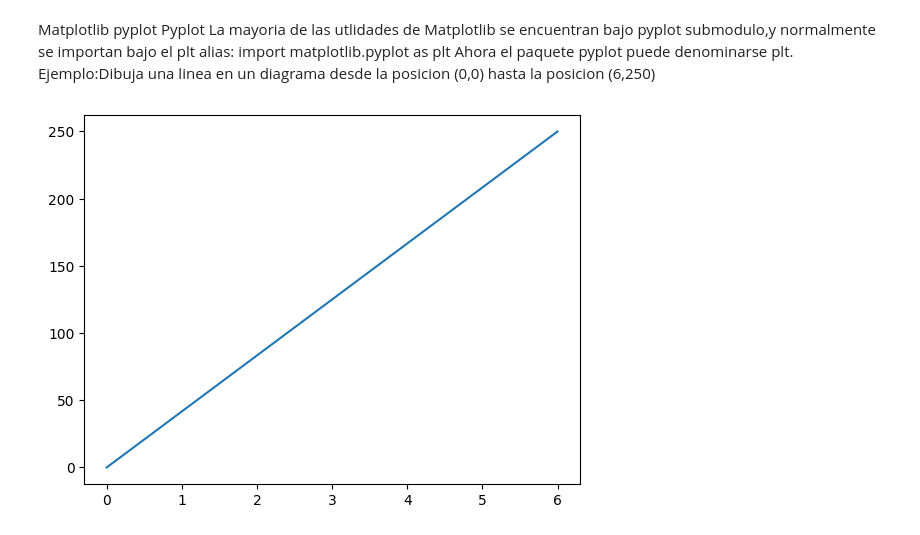
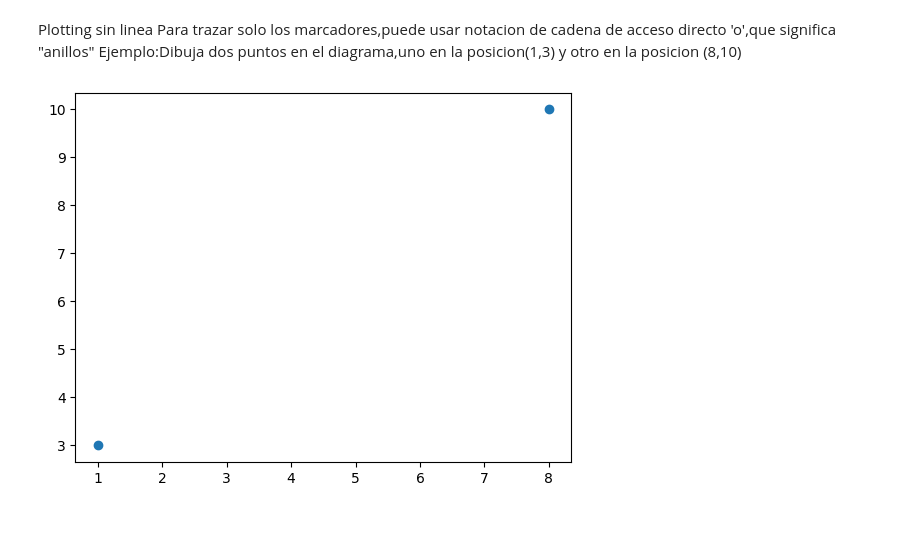
Before and after one commit to AlisonDelunaOrt/unidad-3, a Jupyter notebook: practica 1.ipynb, the cells around one changed output. Saved outputs shown, nothing was run; the diff lists cells and outputs as text; code cells hidden in the pictures.

```diff
--- a/practica 1.ipynb
+++ b/practica 1.ipynb
@@ -1,18 +1,15 @@
 # %% [markdown]
 <a href="https://colab.research.google.com/github/AlisonDelunaOrt/unidad-3/blob/main/practica%201.ipynb" target="_parent"><img src="https://colab.research.google.com/assets/colab-badge.svg" alt="Open In Colab"/></a>
-# %% [markdown]
-Matplotlib pyplot
-Pyplot
-La mayoria de las utlidades de Matplotlib se encuentran bajo pyplot submodulo,y normalmente se importan bajo el plt alias:
-import matplotlib.pyplot as plt
-Ahora el paquete pyplot puede denominarse plt.
-Ejemplo:Dibuja una linea en un diagrama desde la posicion (0,0) hasta la posicion (6,250)
+# %% [markdown]
+Plotting sin linea
+Para trazar solo los marcadores,puede usar notacion de cadena de acceso directo 'o',que significa "anillos"
+Ejemplo:Dibuja dos puntos en el diagrama,uno en la posicion(1,3) y otro en la posicion (8,10)
 # %%
+import numpy as np
 import matplotlib.pyplot as plt
-import numpy as np
-xpuntos = np.array([0, 6])
-ypuntos = np.array([0, 250])
-plt.plot(xpuntos, ypuntos)
+xpuntos=np.array([1,8])
+ypuntos=np.array([3,10])
+plt.plot(xpuntos,ypuntos,'o')
 plt.show()
 # %% [output]
-[figure, old version]
+[figure, new version]
```
Also changed, not shown: parts of 6 cells of this notebook.
